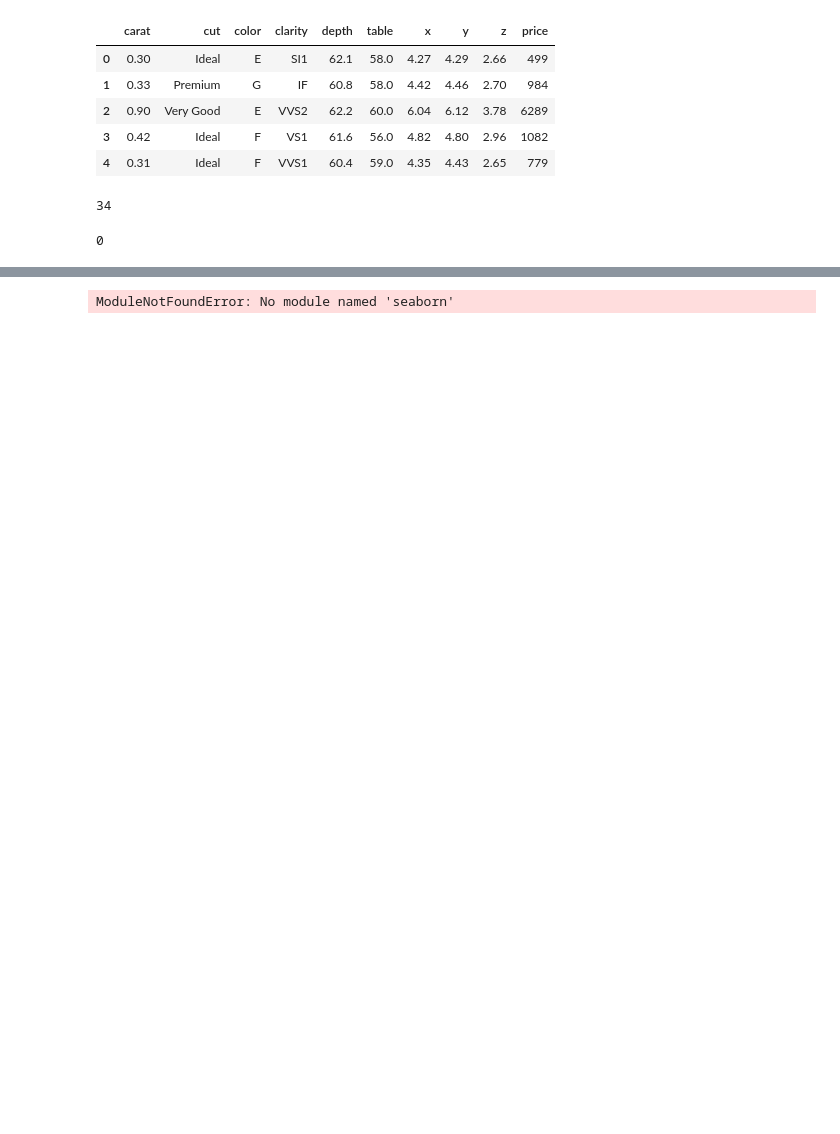
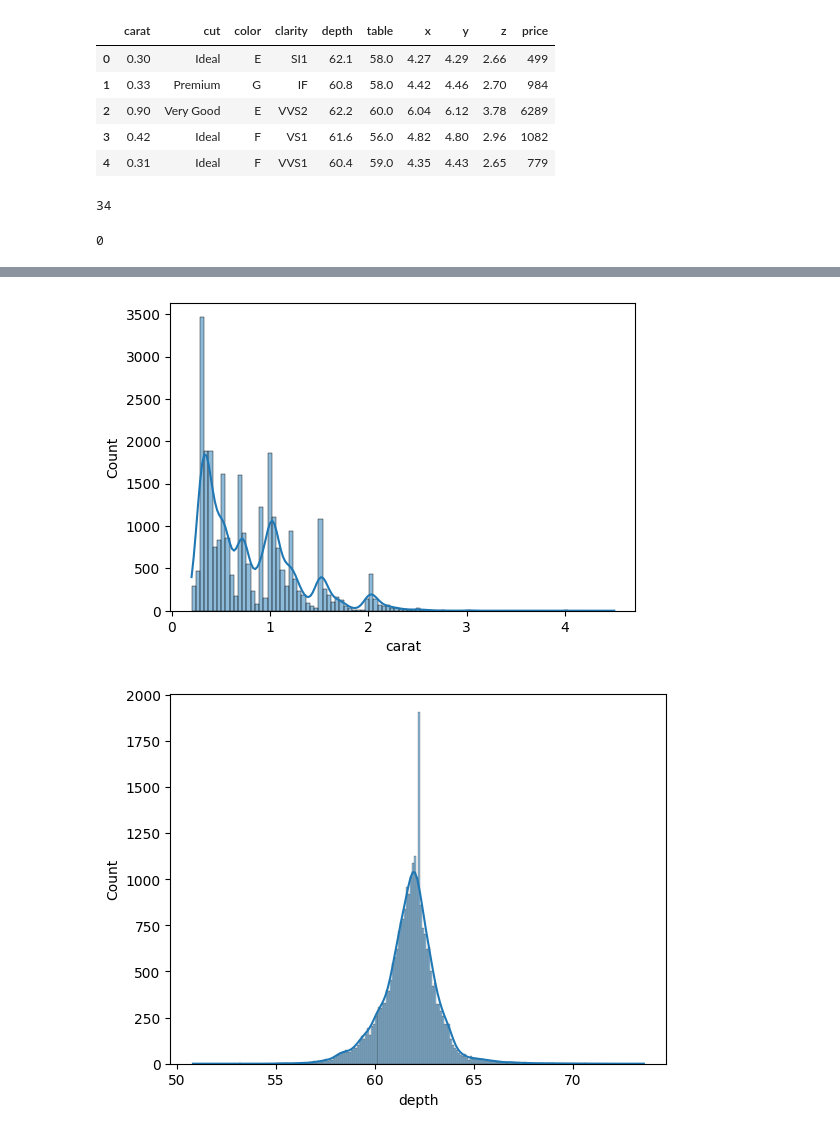
Before and after one commit to nikhilschavan/Diamond_price_prediction, a Jupyter notebook: notebooks/research.ipynb, the cells around one changed output, grey strips where cells are left out. Cells and saved outputs as stored; diff of their text form; code cells hidden in the pictures; blank space fills up the shorter version.

```diff
--- a/notebooks/research.ipynb
+++ b/notebooks/research.ipynb
@@ -212,9 +212,12 @@ data[neumerical_columns].describe().T
 # %%
 import seaborn as sns
 import matplotlib.pyplot as plt
-plt.figure(figsize=(8,3))
+plt.figure(figsize=(6,4))
 
 for col in neumerical_columns:
-    print(col)
+    sns.histplot(data,x=col,kde=True)
+    print("\n")
+    plt.show()
 # %% [output]
-ModuleNotFoundError: No module named 'seaborn'
+[figure, added]
+[figure, added]
```
Also changed, not shown: parts of 12 cells of this notebook.
